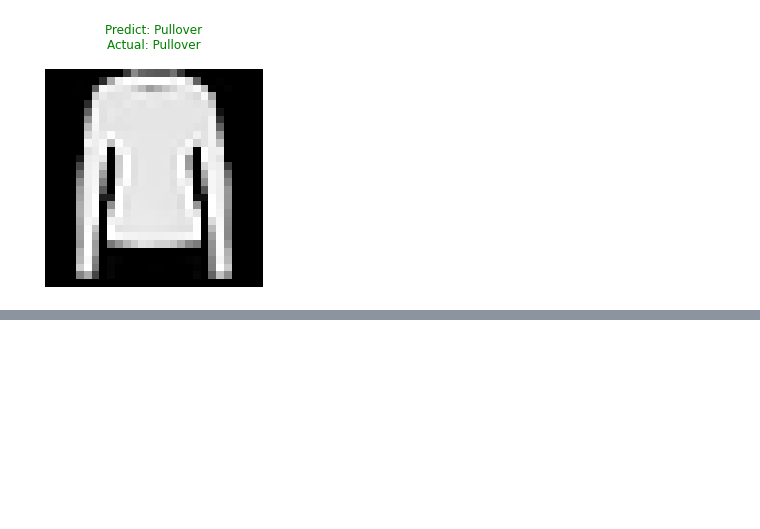
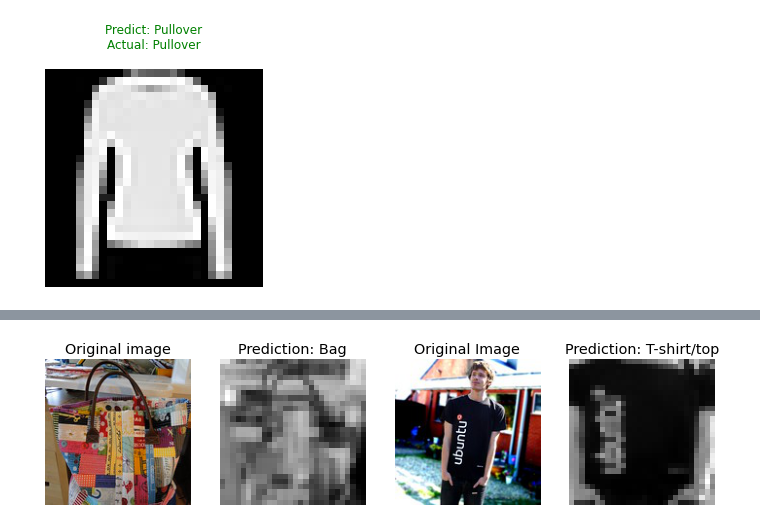
Before and after one commit to safatdev/AI-Module, a Jupyter notebook: Task3.ipynb, the cells around one changed output, grey strips where cells are left out. Cells and saved outputs as stored; diff of their text form; code cells hidden in the pictures; blank space fills up the shorter version.

```diff
--- a/Task3.ipynb
+++ b/Task3.ipynb
@@ -320,0 +386,40 @@ plt.show()
+# %%
+from skimage.io import imread
+from skimage.color import rgb2gray
+from skimage.util import invert
+from skimage.transform import resize, rotate
+
+fig, ax = plt.subplots(1, 4, figsize=(12, 3))
+
+og_img = imread('bag_img.jpg')
+img = resize(og_img, (28, 28))
+img = rgb2gray(img)
+pred1 = np.argmax(optimizer.forward(img.reshape(-1, 28*28)))
+
+ax[0].imshow(og_img)
+ax[0].set_title('Original image', fontsize='x-large')
+ax[0].set_axis_off()
+
+ax[1].imshow(img, cmap='gray')
+ax[1].set_title(f'Prediction: {get_name(pred1)}', fontsize='x-large')
+ax[1].set_axis_off()
+
+# Let's try out an image with someone wearing a tshirt
+og_img = imread('tshirt_man.jpg')
+img = rotate(og_img, 8)  # rotate the image
+img = img[40:130,54:105]  # crop the image
+img = resize(img, (28, 28))
+img = rgb2gray(img)
+pred2 = np.argmax(optimizer.forward(img.reshape(-1, 28*28)))
+
+ax[2].imshow(og_img)
+ax[2].set_title('Original Image', fontsize='x-large')
+ax[2].set_axis_off()
+
+ax[3].imshow(img, cmap='gray')
+ax[3].set_title(f'Prediction: {get_name(pred2)}', fontsize='x-large')
+ax[3].set_axis_off()
+
+plt.show()
+# %% [output]
+[figure, added]
```
Also changed, not shown: parts of 20 cells of this notebook.
